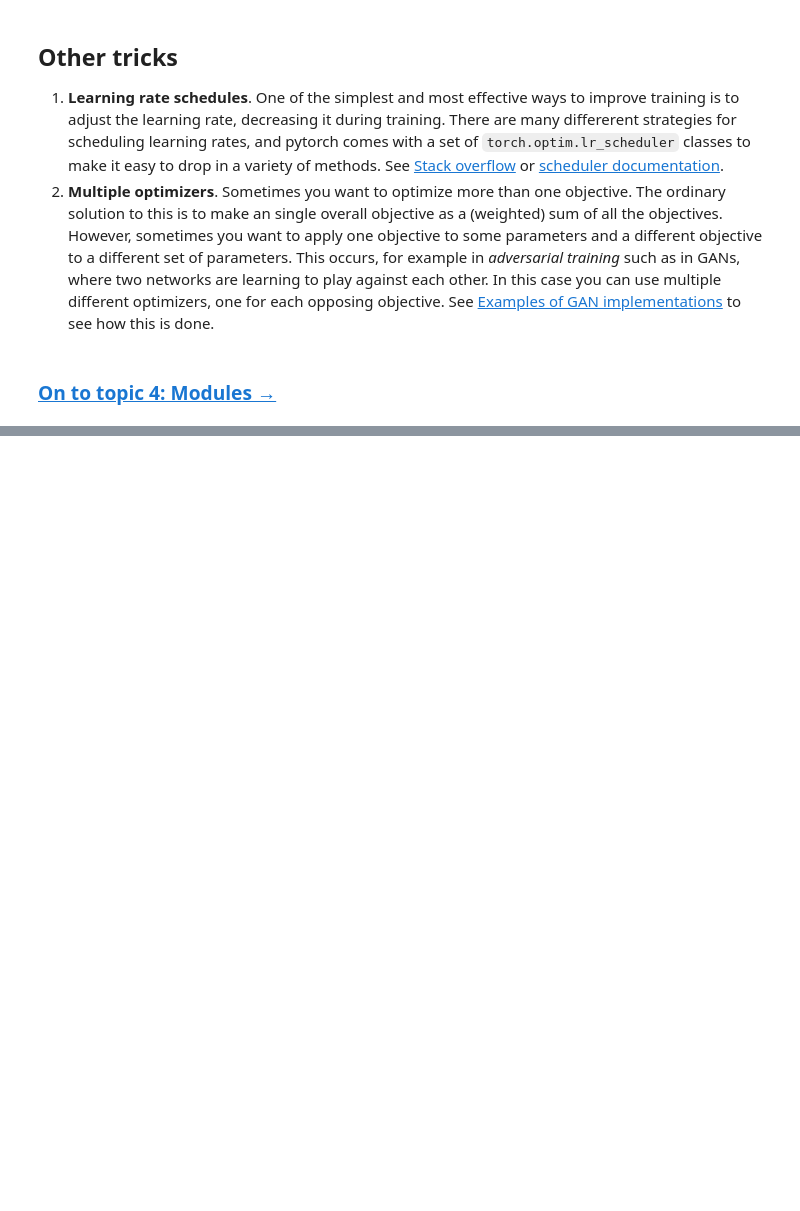
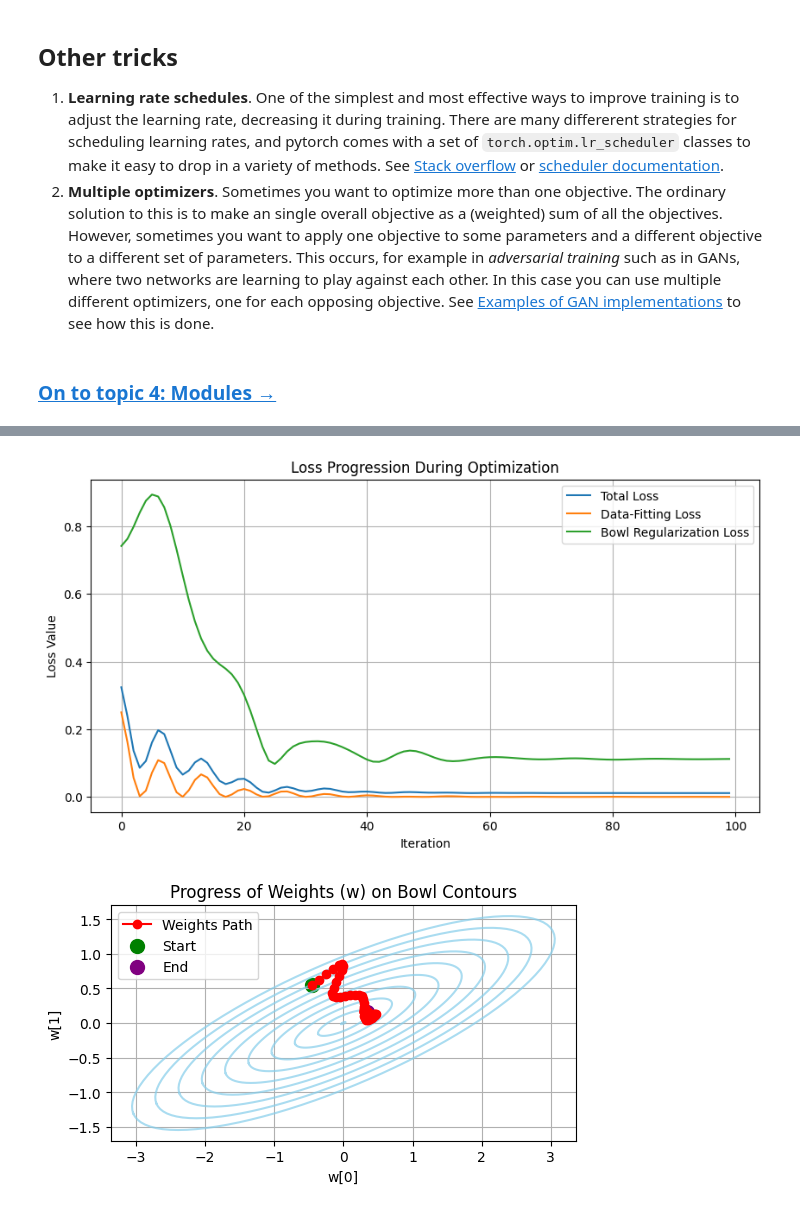
Before and after one commit to abhijeetmavi/15-min-me, a Jupyter notebook: notebooks/3-Pytorch-Optimizers.ipynb, the cells around one changed output, grey strips where cells are left out. Drawn from its saved outputs; the diff is of its cells as text; code cells hidden in the pictures; blank space fills up the shorter version.

```diff
--- a/notebooks/3-Pytorch-Optimizers.ipynb
+++ b/notebooks/3-Pytorch-Optimizers.ipynb
@@ -173,0 +261,49 @@ Other tricks
+# %%
+import matplotlib.pyplot as plt
+
+# Plotting the loss progression
+plt.figure(figsize=(10, 5))
+plt.plot(losses_total, label='Total Loss')
+plt.plot(losses_data, label='Data-Fitting Loss')
+plt.plot(losses_bowl, label='Bowl Regularization Loss')
+plt.title('Loss Progression During Optimization')
+plt.xlabel('Iteration')
+plt.ylabel('Loss Value')
+plt.legend()
+plt.grid(True)
+plt.show()
+
+# Plotting the path of 'w' on the 'bowl' contours
+def plot_w_progress_on_bowl(bowl_mat, w_track, title="Progress of Weights (w) on Bowl Contours"):
+    fig, ax = plt.subplots(figsize=(6, 6))
+    # Plot concentric ellipses (contours of the bowl regularization)
+    for size in torch.linspace(0.01, 1.0, 10): # Smaller sizes for better visualization
+        angle = torch.linspace(0, 6.3, 100)
+        circle = torch.stack([angle.sin(), angle.cos()])
+
+        # Check if bowl_mat is invertible to avoid errors
+        if torch.det(bowl_mat) == 0:
+            print("Warning: bowl_mat is not invertible. Cannot plot ellipses this way.")
+            break # Exit loop if not invertible
+
+        ellipse = torch.mm(torch.inverse(bowl_mat), circle) * size
+        ax.plot(ellipse[0,:], ellipse[1,:], color='skyblue', alpha=0.7)
+
+    # Plot the trajectory of 'w' during optimization
+    w_track_t = torch.stack(w_track).t()
+    ax.plot(w_track_t[0,:], w_track_t[1,:], marker='o', color='red', label='Weights Path')
+    ax.scatter(w_track_t[0,0], w_track_t[1,0], color='green', s=100, label='Start')
+    ax.scatter(w_track_t[0,-1], w_track_t[1,-1], color='purple', s=100, label='End')
+
+    ax.set_title(title)
+    ax.set_xlabel('w[0]')
+    ax.set_ylabel('w[1]')
+    ax.set_aspect('equal', adjustable='box') # Keep aspect ratio for correct ellipse shape
+    ax.legend()
+    plt.grid(True)
+    plt.show()
+
+plot_w_progress_on_bowl(bowl_matrix, track_w)
+# %% [output]
+[figure, added]
+[figure, added]
```
Also changed, not shown: parts of 4 cells of this notebook.
